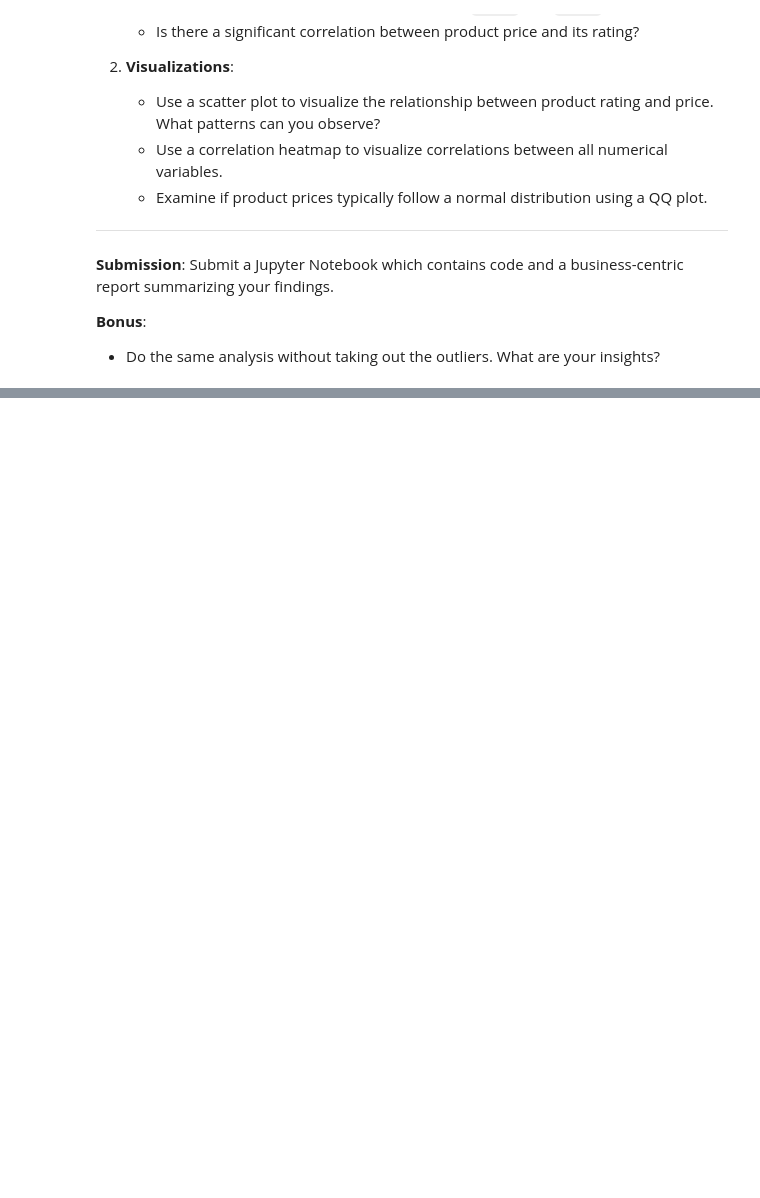
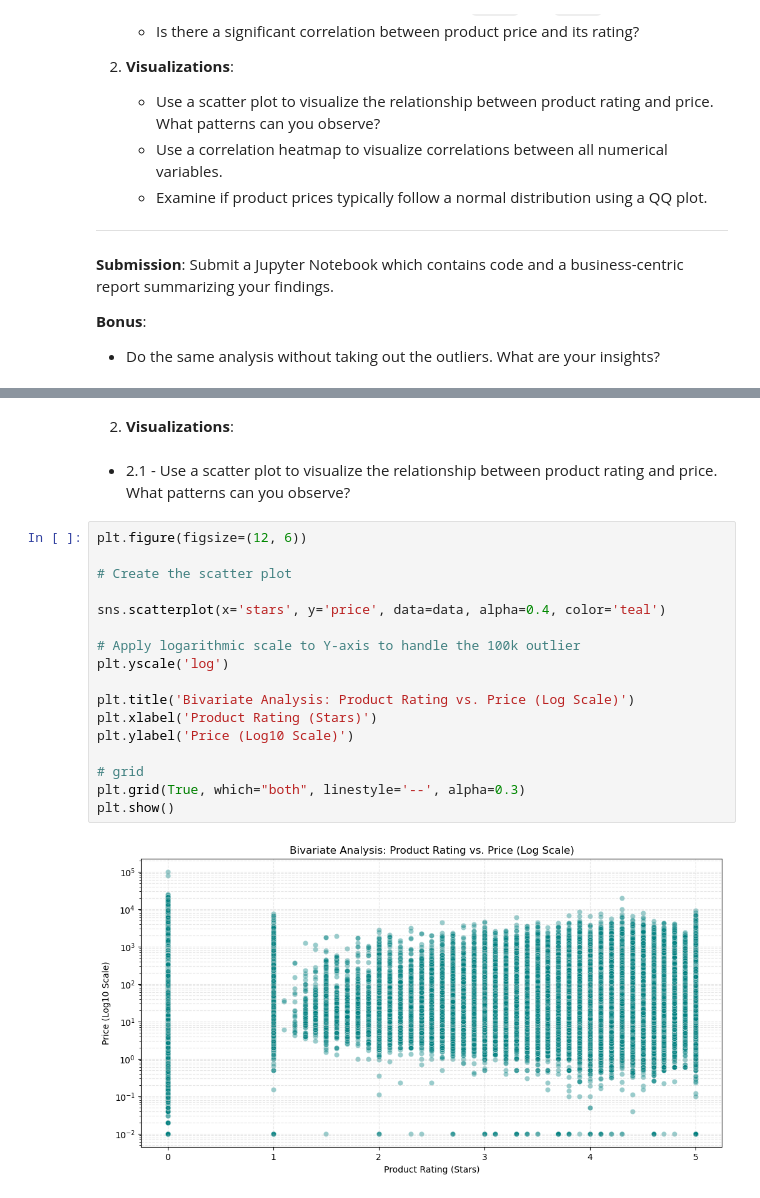
Before and after one commit to data-bootcamp-v4/lab-eda-bivariate, a Jupyter notebook: w2_d5_lab.ipynb, the cells around one changed output, grey strips where cells are left out. Saved outputs shown, nothing was run; the diff lists cells and outputs as text; blank space fills up the shorter version.

```diff
--- a/w2_d5_lab.ipynb
+++ b/w2_d5_lab.ipynb
@@ -348,0 +382,23 @@ Passing `palette` without assigning `hue` is deprecated and will be removed in v
+# %% [markdown]
+2. **Visualizations**:
+# %% [markdown]
+- 2.1 - Use a scatter plot to visualize the relationship between product rating and price. What patterns can you observe?
+# %%
+plt.figure(figsize=(12, 6))
+
+# Create the scatter plot
+
+sns.scatterplot(x='stars', y='price', data=data, alpha=0.4, color='teal')
+
+# Apply logarithmic scale to Y-axis to handle the 100k outlier
+plt.yscale('log')
+
+plt.title('Bivariate Analysis: Product Rating vs. Price (Log Scale)')
+plt.xlabel('Product Rating (Stars)')
+plt.ylabel('Price (Log10 Scale)')
+
+# grid
+plt.grid(True, which="both", linestyle='--', alpha=0.3)
+plt.show()
+# %% [output]
+[figure, added]
```
Also changed, not shown: parts of 12 cells of this notebook.
